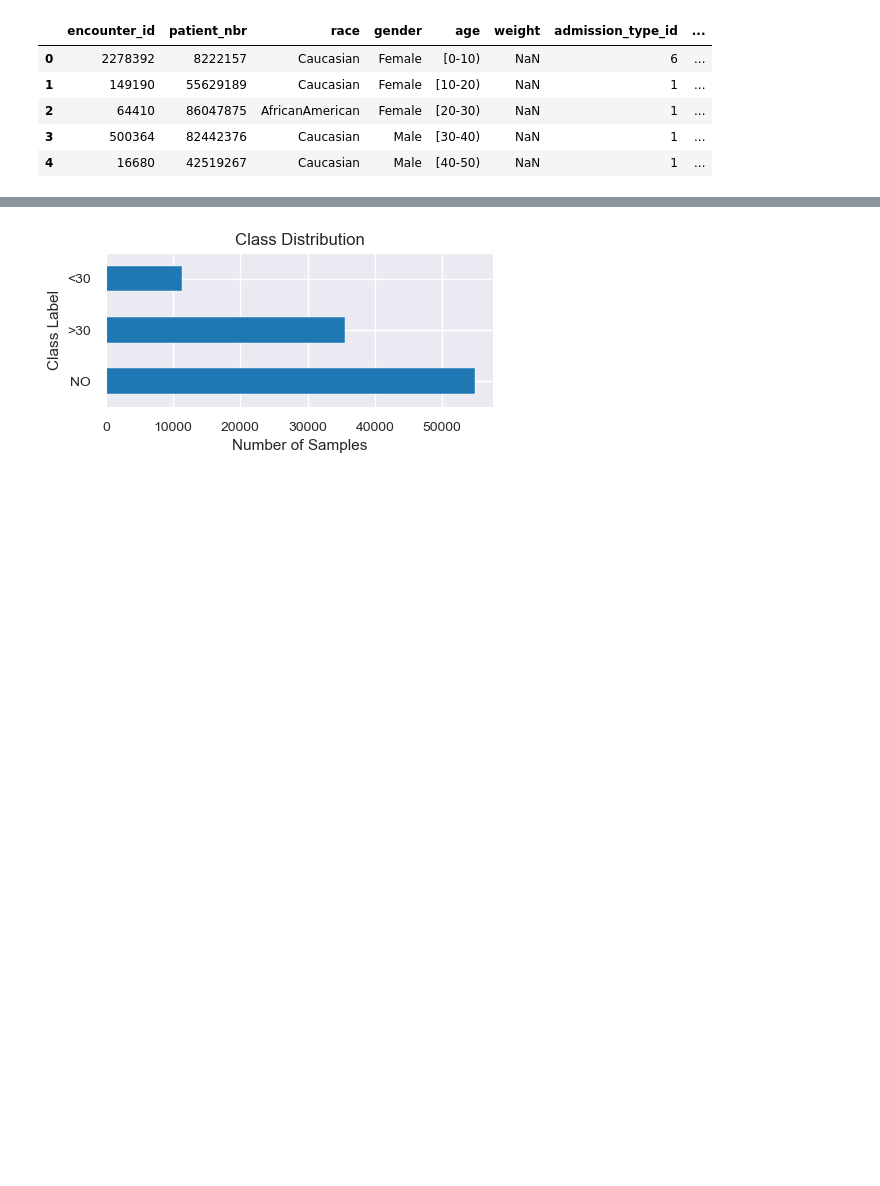
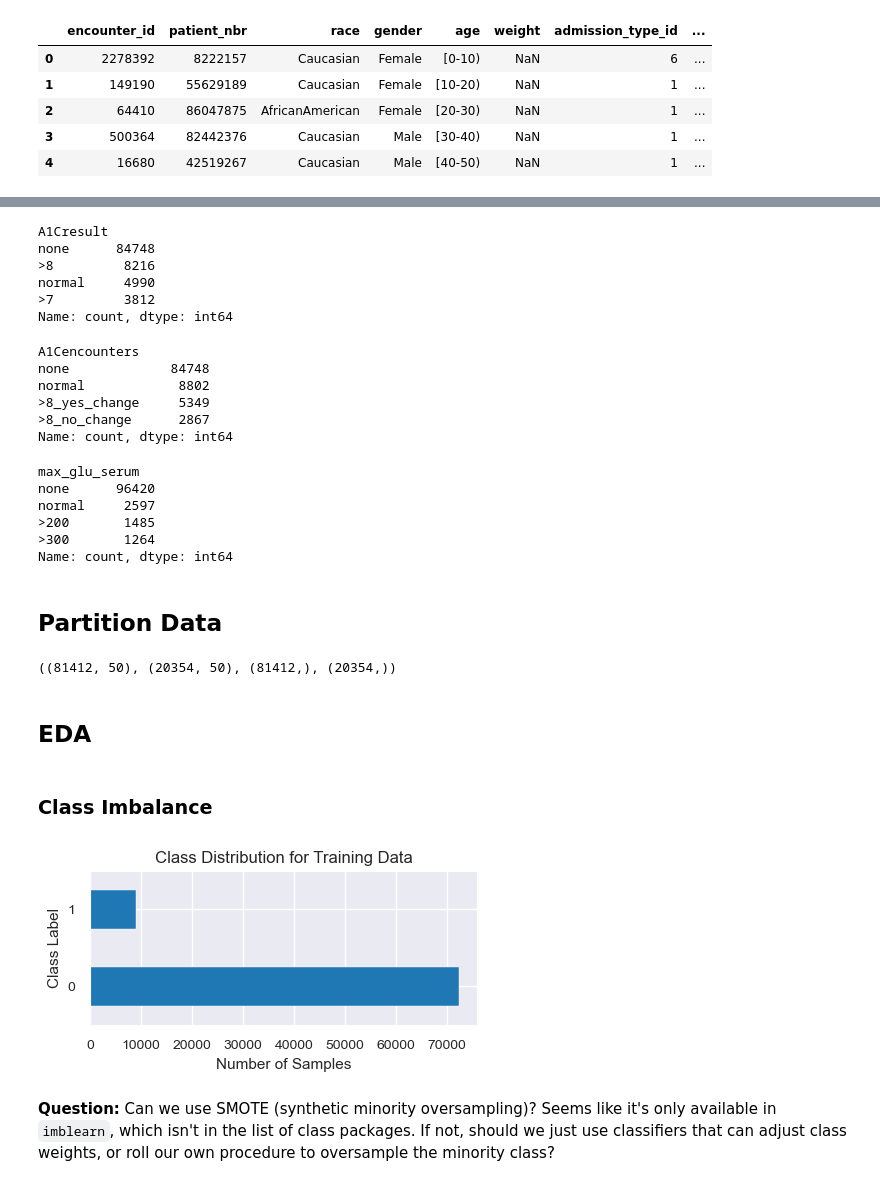
Before and after one commit to stevenworthington/cs109a_final_project, a Jupyter notebook: code/cs109a_MS3_EDA.ipynb, the cells around one changed output, grey strips where cells are left out. Cells and saved outputs as stored; diff of their text form; code cells hidden in the pictures; blank space fills up the shorter version.

```diff
--- a/code/cs109a_MS3_EDA.ipynb
+++ b/code/cs109a_MS3_EDA.ipynb
@@ -112,5 +138,59 @@ Shape of diabetic data: (101766, 50)
+# %%
+# change A1c test result values (Hemoglobin A1c)
+df['A1Cresult'] = df['A1Cresult'].fillna('none')
+df['A1Cresult'] = df['A1Cresult'].replace('Norm', 'normal')
+df['A1Cresult'].value_counts() # sanity check
+# %% [output]
+A1Cresult
+none      84748
+>8         8216
+normal     4990
+>7         3812
+Name: count, dtype: int64
+# %%
+# create new HbA1c encounters feature (see paper)
+df = create_A1Cencounters(df)
+df['A1Cencounters'].value_counts() # sanity check
+# %% [output]
+A1Cencounters
+none             84748
+normal            8802
+>8_yes_change     5349
+>8_no_change      2867
+Name: count, dtype: int64
+# %%
+# change some glucose serum test result values
+df['max_glu_serum'] = df['max_glu_serum'].fillna('none')
+df['max_glu_serum'] = df['max_glu_serum'].replace('Norm', 'normal')
+df['max_glu_serum'].value_counts() # sanity check
+# %% [output]
+max_glu_serum
+none      96420
+normal     2597
+>200       1485
+>300       1264
+Name: count, dtype: int64
+# %% [markdown]
+## Partition Data
+# %%
+X_train, X_test, y_train, y_test = train_test_split(
+    df.drop('readmitted', axis=1),
+    df['readmitted'],
+    train_size=0.8,
+    random_state=109
+)
+
+X_train.shape, X_test.shape, y_train.shape, y_test.shape
+# %% [output]
+((81412, 50), (20354, 50), (81412,), (20354,))
+# %% [markdown]
+## EDA
+# %% [markdown]
+### Class Imbalance
 # %%
 # class imbalance
-visualize_class_imbalance(df, target_col='readmitted')
+visualize_class_imbalance(y_train)
 # %% [output]
-[figure, old version]
+[figure, new version]
+# %% [markdown]
+**Question:** Can we use SMOTE (synthetic minority oversampling)? Seems like it's only available in `imblearn`, which isn't in the list of class packages. If not, should we just use classifiers that can adjust class weights, or roll our own procedure to oversample the minority class?
```
Also changed, not shown: parts of 19 cells of this notebook, 1 other file.
